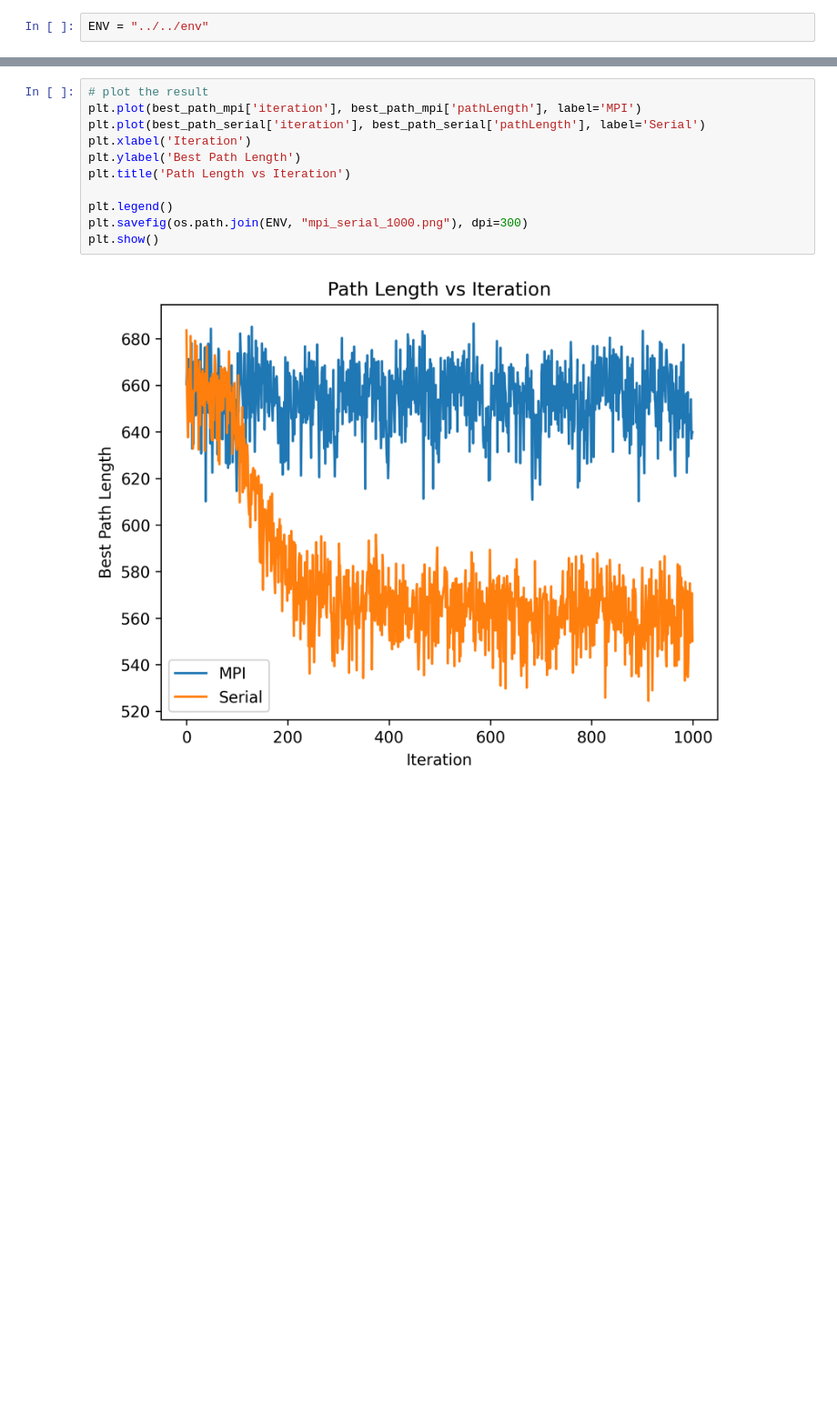
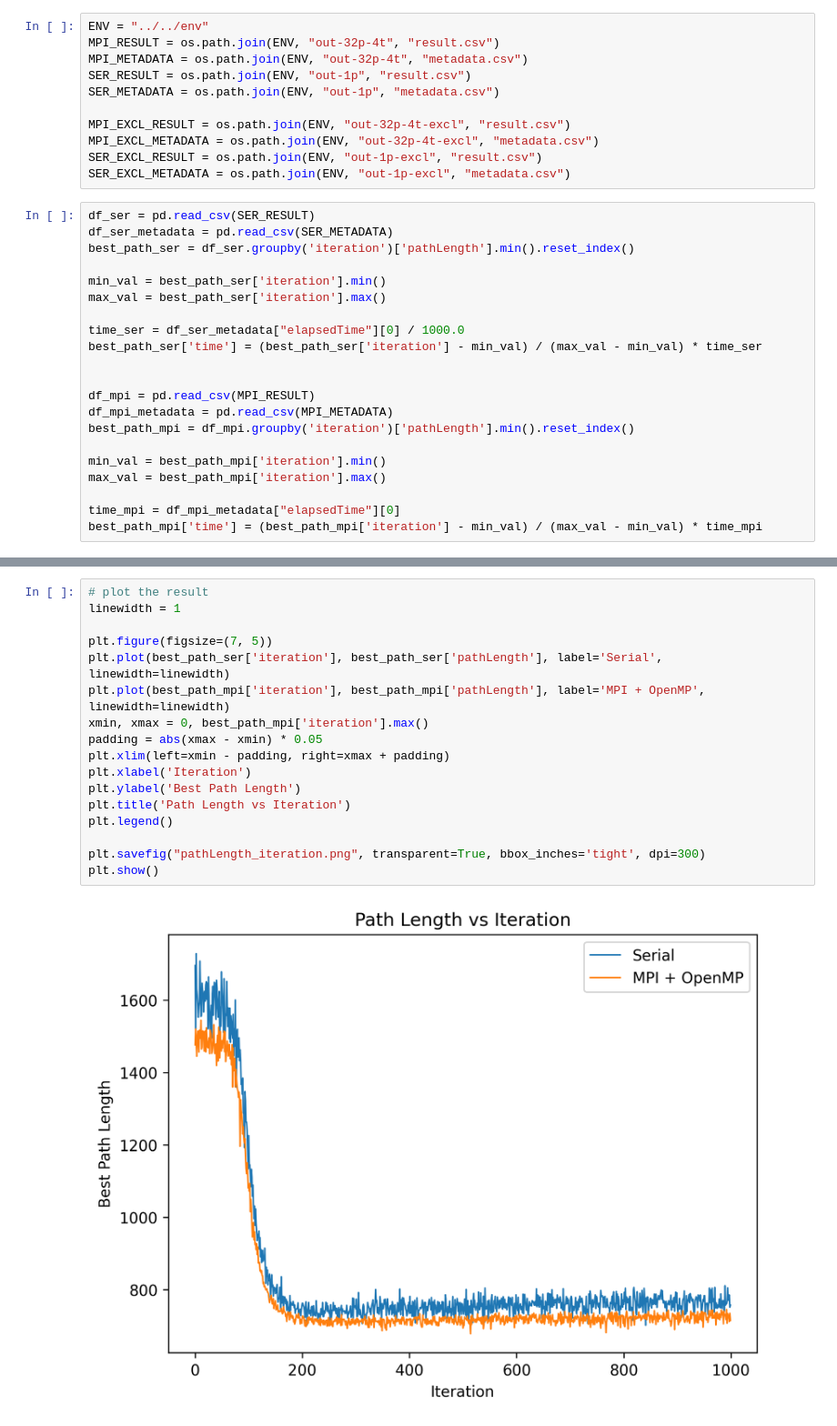
Before and after one commit to SMMousaviSP/aco_mpi, a Jupyter notebook: src/plotting/pythonplot/result.ipynb, the cells around one changed output, grey strips where cells are left out. Shown at 91% size. Cells and saved outputs as stored; diff of their text form; blank space fills up the shorter version.

Commit message:
Update plotting notebook to plot serial and mpi version

```diff
--- a/src/plotting/pythonplot/result.ipynb
+++ b/src/plotting/pythonplot/result.ipynb
@@ -10,3 +17,33 @@ plt.rcParams['figure.dpi'] = 300
 # %%
 ENV = "../../env"
+MPI_RESULT = os.path.join(ENV, "out-32p-4t", "result.csv")
+MPI_METADATA = os.path.join(ENV, "out-32p-4t", "metadata.csv")
+SER_RESULT = os.path.join(ENV, "out-1p", "result.csv")
+SER_METADATA = os.path.join(ENV, "out-1p", "metadata.csv")
+
+MPI_EXCL_RESULT = os.path.join(ENV, "out-32p-4t-excl", "result.csv")
+MPI_EXCL_METADATA = os.path.join(ENV, "out-32p-4t-excl", "metadata.csv")
+SER_EXCL_RESULT = os.path.join(ENV, "out-1p-excl", "result.csv")
+SER_EXCL_METADATA = os.path.join(ENV, "out-1p-excl", "metadata.csv")
+# %%
+df_ser = pd.read_csv(SER_RESULT)
+df_ser_metadata = pd.read_csv(SER_METADATA)
+best_path_ser = df_ser.groupby('iteration')['pathLength'].min().reset_index()
+
+min_val = best_path_ser['iteration'].min()
+max_val = best_path_ser['iteration'].max()
+
+time_ser = df_ser_metadata["elapsedTime"][0] / 1000.0
+best_path_ser['time'] = (best_path_ser['iteration'] - min_val) / (max_val - min_val) * time_ser
+
+
+df_mpi = pd.read_csv(MPI_RESULT)
+df_mpi_metadata = pd.read_csv(MPI_METADATA)
+best_path_mpi = df_mpi.groupby('iteration')['pathLength'].min().reset_index()
+
+min_val = best_path_mpi['iteration'].min()
+max_val = best_path_mpi['iteration'].max()
+
+time_mpi = df_mpi_metadata["elapsedTime"][0]
+best_path_mpi['time'] = (best_path_mpi['iteration'] - min_val) / (max_val - min_val) * time_mpi
 # %%
@@ -18,13 +72,19 @@ best_path_serial = df_serial.groupby('iteration')['pathLength'].min().reset_inde
 # %%
 # plot the result
-plt.plot(best_path_mpi['iteration'], best_path_mpi['pathLength'], label='MPI')
-plt.plot(best_path_serial['iteration'], best_path_serial['pathLength'], label='Serial')
+linewidth = 1
+
+plt.figure(figsize=(7, 5))
+plt.plot(best_path_ser['iteration'], best_path_ser['pathLength'], label='Serial', linewidth=linewidth)
+plt.plot(best_path_mpi['iteration'], best_path_mpi['pathLength'], label='MPI + OpenMP', linewidth=linewidth)
+xmin, xmax = 0, best_path_mpi['iteration'].max()
+padding = abs(xmax - xmin) * 0.05
+plt.xlim(left=xmin - padding, right=xmax + padding)
 plt.xlabel('Iteration')
 plt.ylabel('Best Path Length')
 plt.title('Path Length vs Iteration')
+plt.legend()
 
-plt.legend()
-plt.savefig(os.path.join(ENV, "mpi_serial_1000.png"), dpi=300)
+plt.savefig("pathLength_iteration.png", transparent=True, bbox_inches='tight', dpi=300)
 plt.show()
 # %% [output]
-[figure, old version]
+[figure, new version]
```
Also changed, not shown: parts of 7 cells of this notebook.
